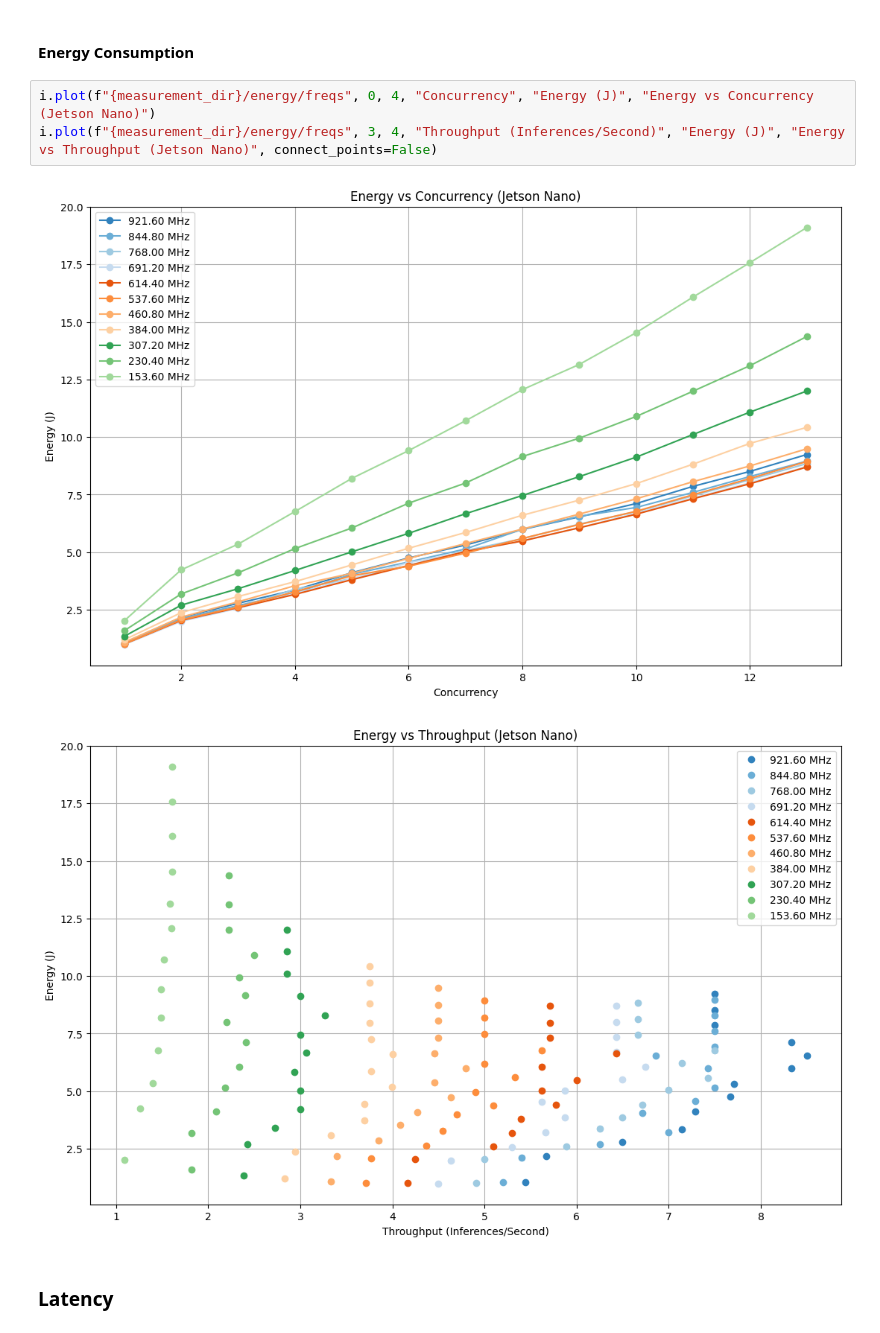
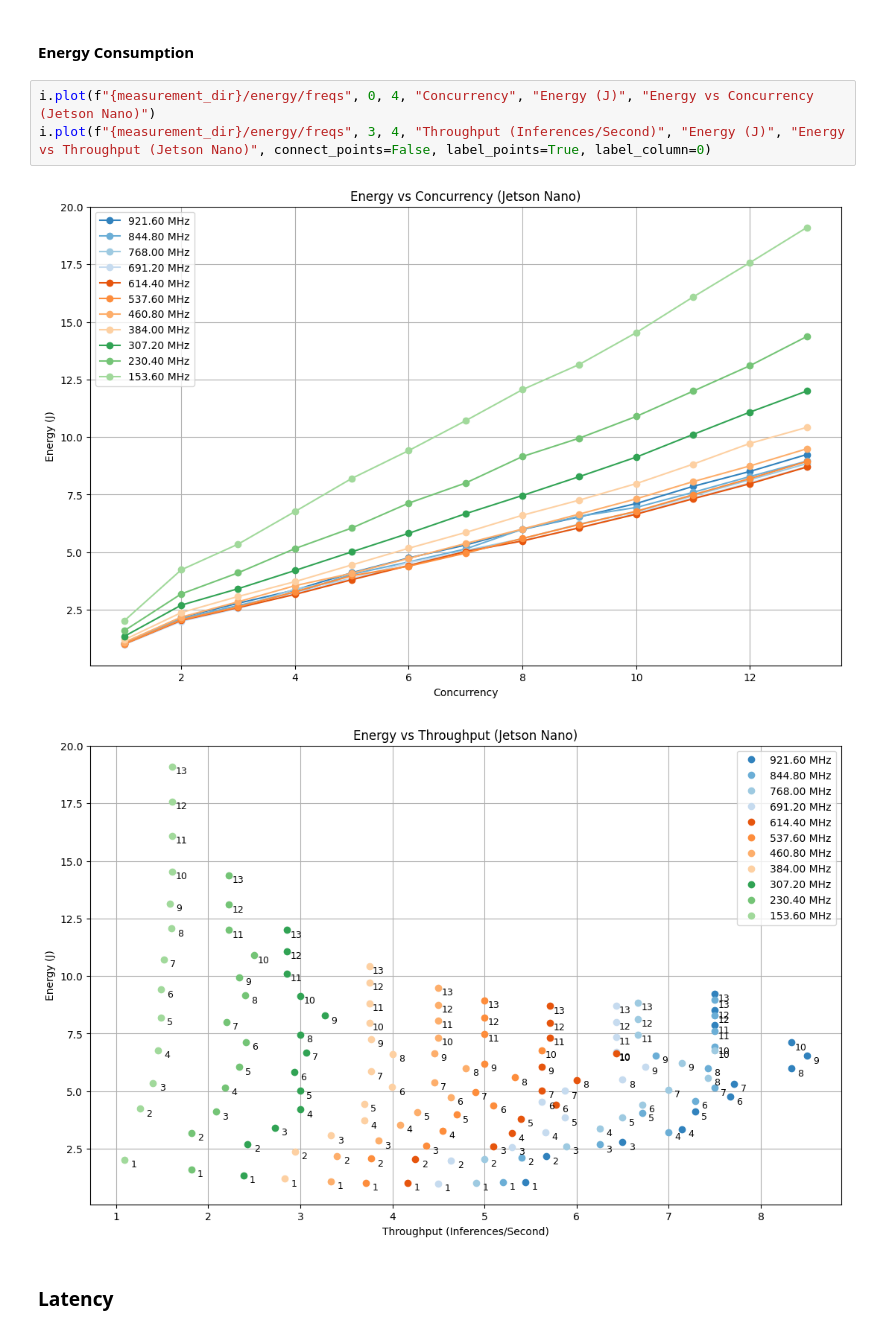
Before and after one commit to iloudaros/LoudVA, a Jupyter notebook: plots/Plot_Performance_Nano.ipynb, the cells around one changed output. Drawn from its saved outputs; the diff is of its cells as text.

Commit message:
Added labeling feature

```diff
--- a/plots/Plot_Performance_Nano.ipynb
+++ b/plots/Plot_Performance_Nano.ipynb
@@ -20,10 +20,10 @@ i.plot(f"{measurement_dir}/performance/freqs", 0, 1, "Concurrency", "Inferences/
 #### Energy Consumption
 # %%
 i.plot(f"{measurement_dir}/energy/freqs", 0, 4, "Concurrency", "Energy (J)", "Energy vs Concurrency (Jetson Nano)")
-i.plot(f"{measurement_dir}/energy/freqs", 3, 4, "Throughput (Inferences/Second)", "Energy (J)", "Energy vs Throughput (Jetson Nano)", connect_points=False)
+i.plot(f"{measurement_dir}/energy/freqs", 3, 4, "Throughput (Inferences/Second)", "Energy (J)", "Energy vs Throughput (Jetson Nano)", connect_points=False, label_points=True, label_column=0)
 # %% [output]
 [figure]
-[figure, old version]
+[figure, new version]
 # %% [markdown]
 ### Latency
 # %%
```
Also changed, not shown: parts of 2 cells of this notebook, 5 other files.
